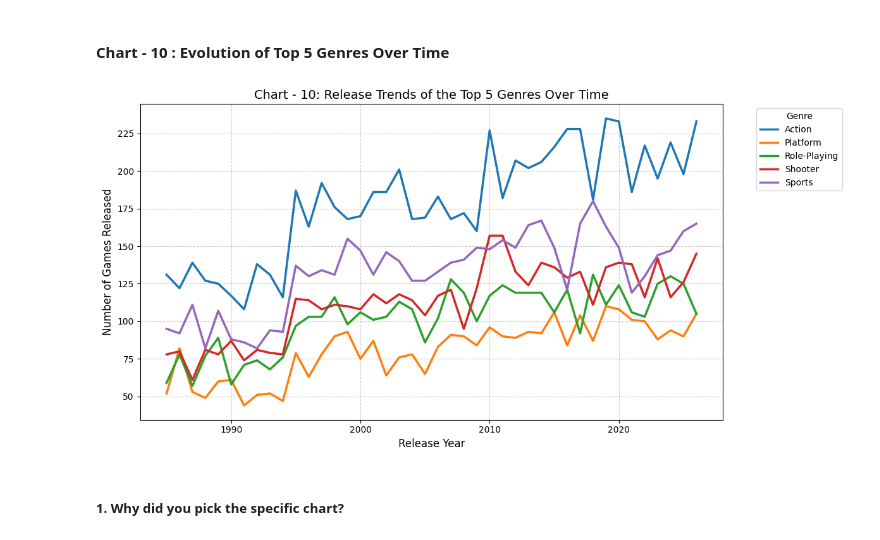
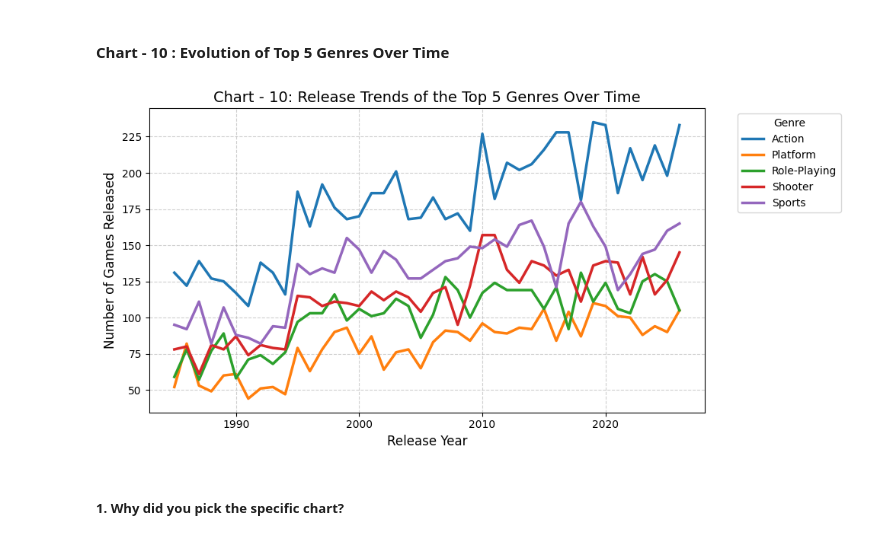
Before and after one commit to VishalChauhan85/Video-Game-Sales-EDA-Capstone, a Jupyter notebook: Video_Game_Sales_&_Metacritic_Intelligence_(Vishal_Chauhan).ipynb, the cells around one changed output. Cells and saved outputs as stored; diff of their text form; code cells hidden in the pictures.

```diff
--- a/Video_Game_Sales_&_Metacritic_Intelligence_(Vishal_Chauhan).ipynb
+++ b/Video_Game_Sales_&_Metacritic_Intelligence_(Vishal_Chauhan).ipynb
@@ -480,20 +480,20 @@ Positive Impact: Identifies the most reliable and efficient studios in the indus
 # %% [markdown]
 #### Chart - 10 : Evolution of Top 5 Genres Over Time
 # %%
-plt.figure(figsize=(12, 6))
+plt.figure(figsize=(10,5))
 top_5_genres = df_clean['genre'].value_counts().head(5).index
 genre_time_data = df_clean[(df_clean['genre'].isin(top_5_genres)) & (df_clean['year'] <= 2026)]
 yearly_genre_counts = genre_time_data.groupby(['year', 'genre']).size().reset_index(name='release_count')
 sns.lineplot(data=yearly_genre_counts, x='year', y='release_count', hue='genre', palette='tab10', linewidth=2.5)
 plt.title('Chart - 10: Release Trends of the Top 5 Genres Over Time', fontsize=14)
 plt.xlabel('Release Year', fontsize=12)
 plt.ylabel('Number of Games Released', fontsize=12)
 plt.legend(title='Genre', bbox_to_anchor=(1.05, 1), loc='upper left')
 plt.grid(True, linestyle='--', alpha=0.6)
 plt.tight_layout()
 plt.show()
 # %% [output]
-[figure, old version]
+[figure, new version]
 # %% [markdown]
 ##### 1. Why did you pick the specific chart?
 # %% [markdown]
```
Also changed, not shown: parts of 18 cells of this notebook.
